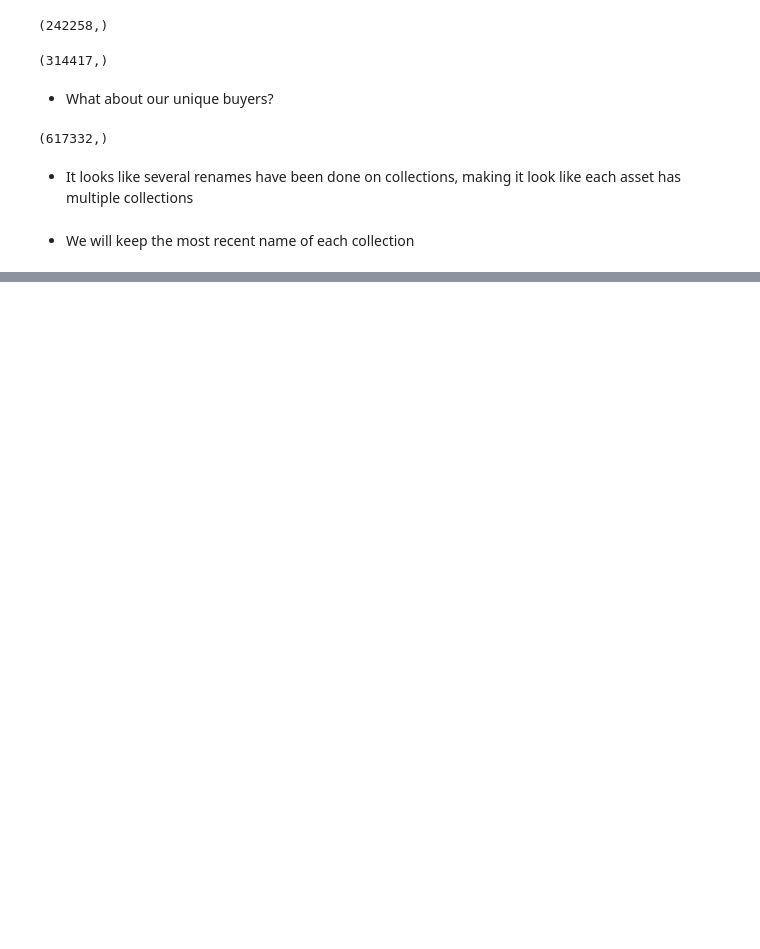
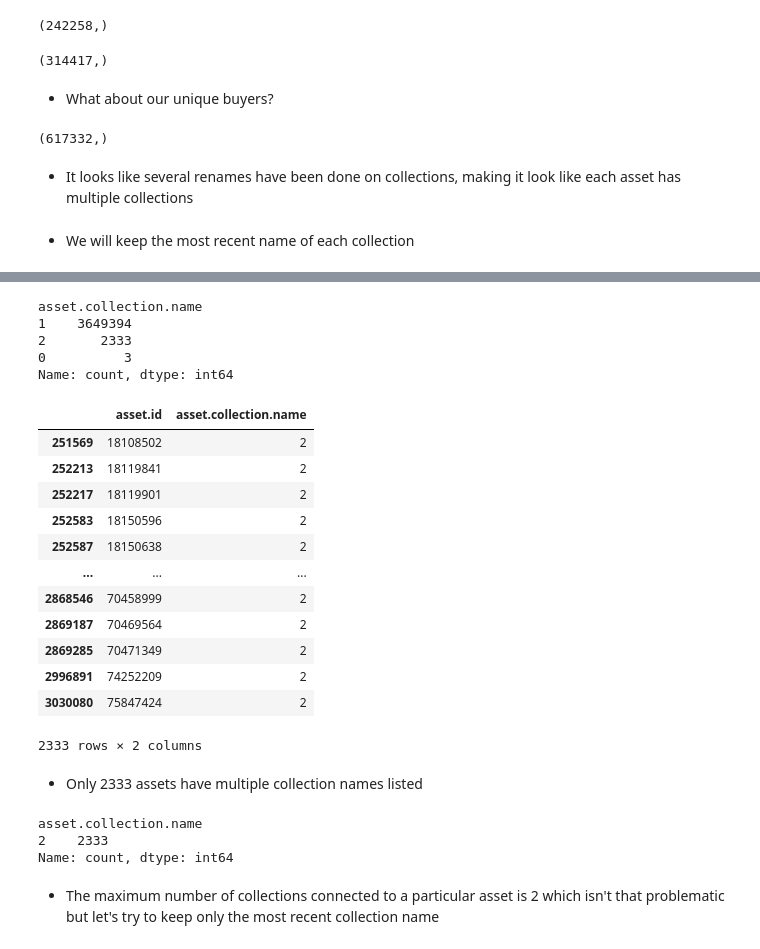
Before and after one commit to HliasMpGH/digital-transactions-mining, a Jupyter notebook: data_description.ipynb, the cells around one changed output, grey strips where cells are left out. Saved outputs shown, nothing was run; the diff lists cells and outputs as text; code cells hidden in the pictures; blank space fills up the shorter version.

```diff
--- a/data_description.ipynb
+++ b/data_description.ipynb
@@ -119,0 +131,48 @@ nft["winner_account.address"].unique().shape
+# %%
+# Group by asset_id and check the number of unique collection names
+multi_collection_assets = (
+    nft.groupby("asset.id")["asset.collection.name"]
+    .nunique()
+)
+multi_collection_assets.value_counts()
+# %% [output]
+asset.collection.name
+1    3649394
+2       2333
+0          3
+Name: count, dtype: int64
+# %%
+# Group by asset_id and check the number of unique collection names
+multi_collection_assets = (
+    nft.groupby("asset.id")["asset.collection.name"]
+    .nunique()
+    .reset_index()
+    .query("`asset.collection.name` > 1") # backticks used because the column name is not valid in python
+)
+
+# Get assets with multiple collection names
+multi_collection_assets
+# %% [output]
+|  | asset.id | asset.collection.name |
+| 251569 | 18108502 | 2 |
+| 252213 | 18119841 | 2 |
+| 252217 | 18119901 | 2 |
+| 252583 | 18150596 | 2 |
+| 252587 | 18150638 | 2 |
+| ... | ... | ... |
+| 2868546 | 70458999 | 2 |
+| 2869187 | 70469564 | 2 |
+| 2869285 | 70471349 | 2 |
+| 2996891 | 74252209 | 2 |
+| 3030080 | 75847424 | 2 |
+2333 rows × 2 columns
+# %% [markdown]
+* Only 2333 assets have multiple collection names listed
+# %%
+multi_collection_assets['asset.collection.name'].value_counts()
+# %% [output]
+asset.collection.name
+2    2333
+Name: count, dtype: int64
+# %% [markdown]
+* The maximum number of collections connected to a particular asset is 2 which isn't that problematic but let's try to keep only the most recent collection name
```
Also changed, not shown: parts of 24 cells of this notebook, 4 other files.
